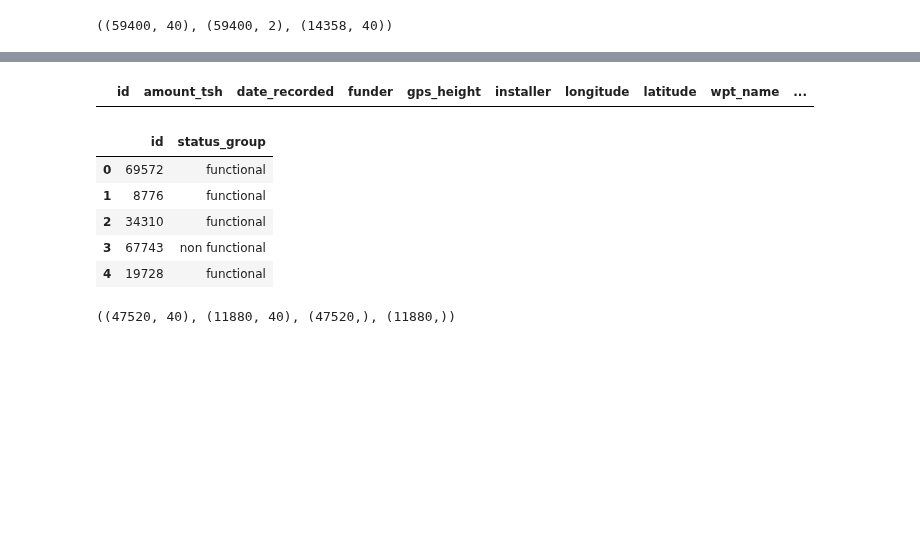
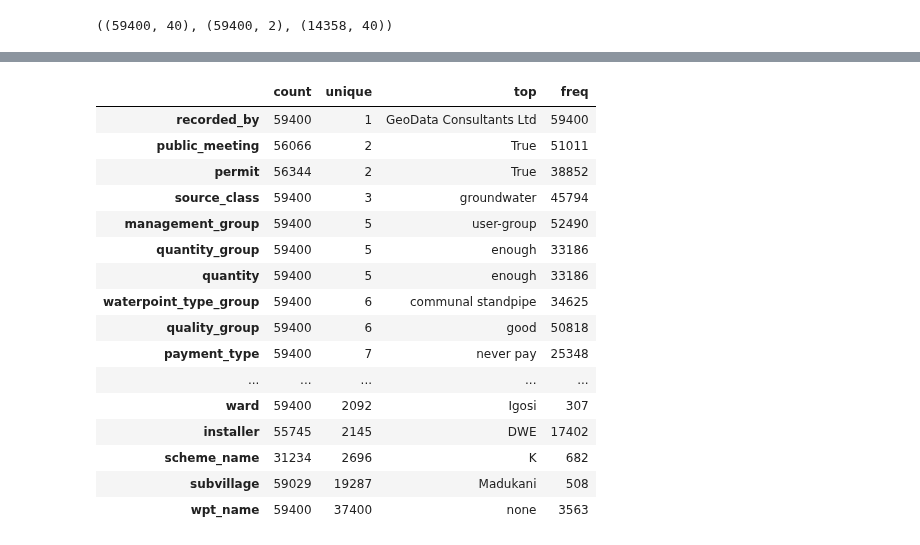
Before and after one commit to LambdaSchool/DS-Unit-2-Classification-1, a Jupyter notebook: module1-logistic-regression/Logistic-regression.ipynb, the cells around one changed output, grey strips where cells are left out. Drawn from its saved outputs; the diff is of its cells as text; code cells hidden in the pictures; blank space fills up the shorter version.

```diff
--- a/module1-logistic-regression/Logistic-regression.ipynb
+++ b/module1-logistic-regression/Logistic-regression.ipynb
@@ -103,16 +86,12 @@ def return_mean_if_zero(data, column):
         return column.mean()
     else:
         return data
+
+def not_the_right_way(data, column):
+    if data == -2e-08:
+        return column.mean()
+    else:
+        return data
+
 train_features['longitude'] = train_features['longitude'].apply(return_mean_if_zero, args=(train_features['longitude'],))
-train_features['latitude']
+train_features['latitude'] = train_features['latitude'].apply(not_the_right_way, args=(train_features['latitude'],))
-# %% [output]
-|  | id | amount_tsh | date_recorded | funder | gps_height | installer | longitude | latitude | wpt_name | ... |
-# %%
-train_labels.head()
-# %% [output]
-|  | id | status_group |
-| 0 | 69572 | functional |
-| 1 | 8776 | functional |
-| 2 | 34310 | functional |
-| 3 | 67743 | non functional |
-| 4 | 19728 | functional |
@@ -119,12 +102,31 @@ train_labels.head()
+# %%
+train_features.describe(exclude='number').T.sort_values(by='unique')
+# %% [output]
+|  | count | unique | top | freq |
+| recorded_by | 59400 | 1 | GeoData Consultants Ltd | 59400 |
+| public_meeting | 56066 | 2 | True | 51011 |
+| permit | 56344 | 2 | True | 38852 |
+| source_class | 59400 | 3 | groundwater | 45794 |
+| management_group | 59400 | 5 | user-group | 52490 |
+| quantity_group | 59400 | 5 | enough | 33186 |
+| quantity | 59400 | 5 | enough | 33186 |
+| waterpoint_type_group | 59400 | 6 | communal standpipe | 34625 |
+| quality_group | 59400 | 6 | good | 50818 |
+| payment_type | 59400 | 7 | never pay | 25348 |
+| ... | ... | ... | ... | ... |
+| ward | 59400 | 2092 | Igosi | 307 |
+| installer | 55745 | 2145 | DWE | 17402 |
+| scheme_name | 31234 | 2696 | K | 682 |
+| subvillage | 59029 | 19287 | Madukani | 508 |
+| wpt_name | 59400 | 37400 | none | 3563 |
 # %%
 from sklearn.model_selection import train_test_split
 
-X_train = train_features
-y_train = train_labels['status_group']
+# Returns X_train, X_val, y_train, y_val
+def quick_split(X, y):
+    X_train = X
+    y_train = y
 
-X_train, X_val, y_train, y_val = train_test_split(
-    X_train, y_train, train_size=0.80, test_size=0.20,
-    stratify=y_train)
-X_train.shape, X_val.shape, y_train.shape, y_val.shape
+    return train_test_split(
+        X_train, y_train, train_size=0.80, test_size=0.20,
+        stratify=y_train)
-# %% [output]
-((47520, 40), (11880, 40), (47520,), (11880,))
```
Also changed, not shown: parts of 19 cells of this notebook.
